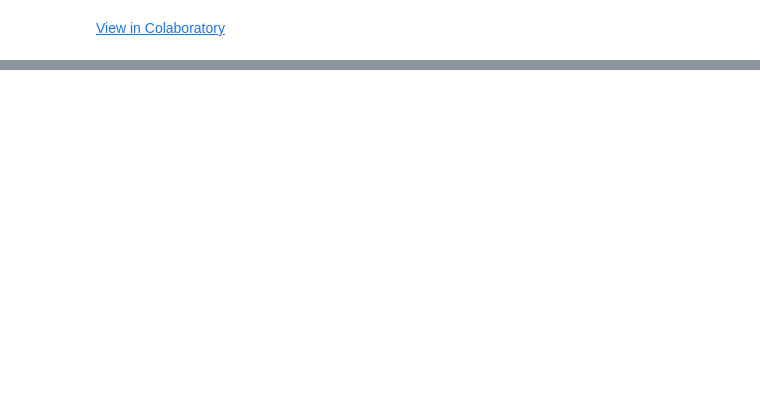
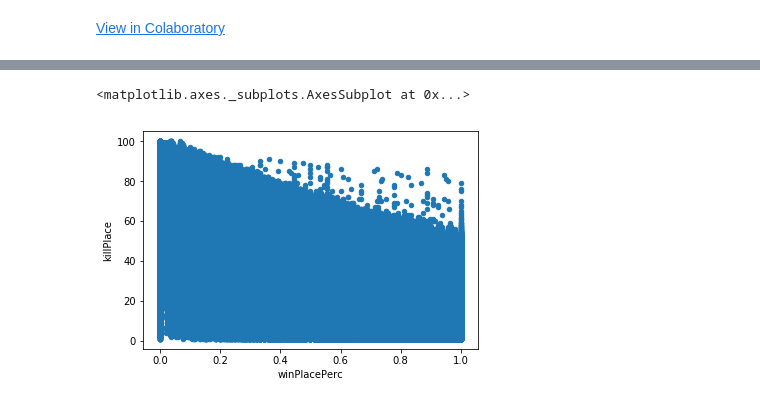
Before and after one commit to AishJais/PUBG, a Jupyter notebook: pubg.ipynb, the cells around one changed output, grey strips where cells are left out. Cells and saved outputs as stored; diff of their text form; code cells hidden in the pictures; blank space fills up the shorter version.

```diff
--- a/pubg.ipynb
+++ b/pubg.ipynb
@@ -136,0 +334,5 @@ winner.size
+# %%
+train.plot('winPlacePerc','killPlace', kind='scatter')
+# %% [output]
+<matplotlib.axes._subplots.AxesSubplot at 0x...>
+[figure, added]
```
Also changed, not shown: parts of 104 cells of this notebook.
